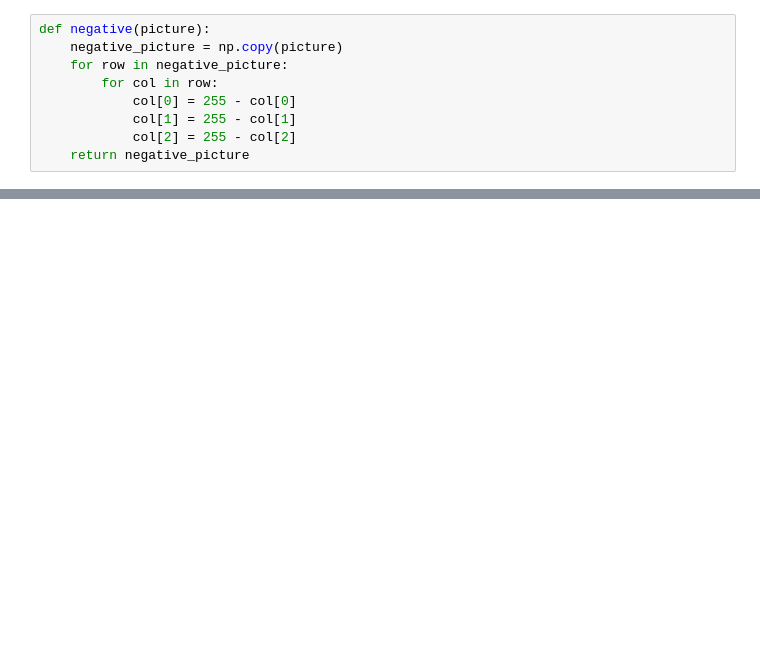
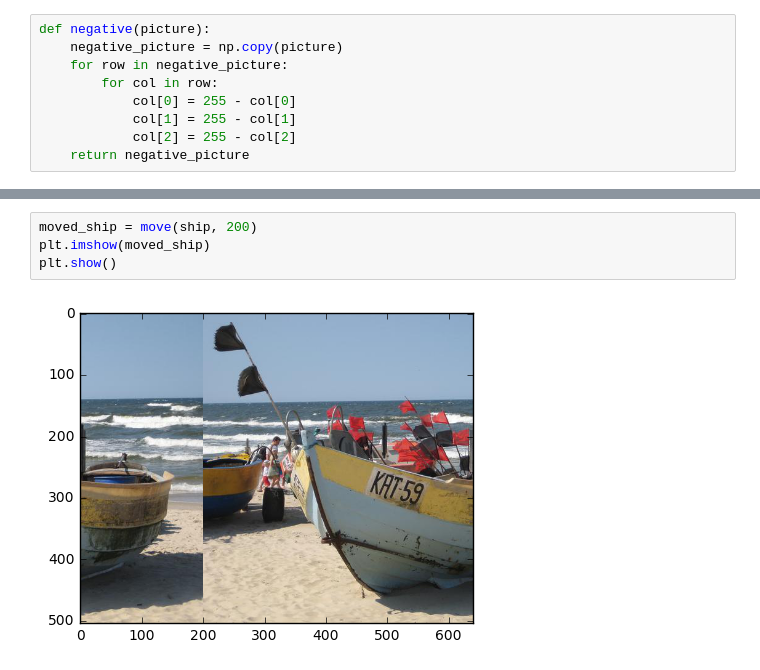
Before and after one commit to KotzMarsa/graphics-and-music-processing, a Jupyter notebook: lab2.ipynb, the cells around one changed output, grey strips where cells are left out. Saved outputs shown, nothing was run; the diff lists cells and outputs as text; blank space fills up the shorter version.

```diff
--- a/lab2.ipynb
+++ b/lab2.ipynb
@@ -87,0 +110,6 @@ plt.show()
+# %%
+moved_ship = move(ship, 200)
+plt.imshow(moved_ship)
+plt.show()
+# %% [output]
+[figure, added]
```
Also changed, not shown: parts of 15 cells of this notebook, 17 other files.
